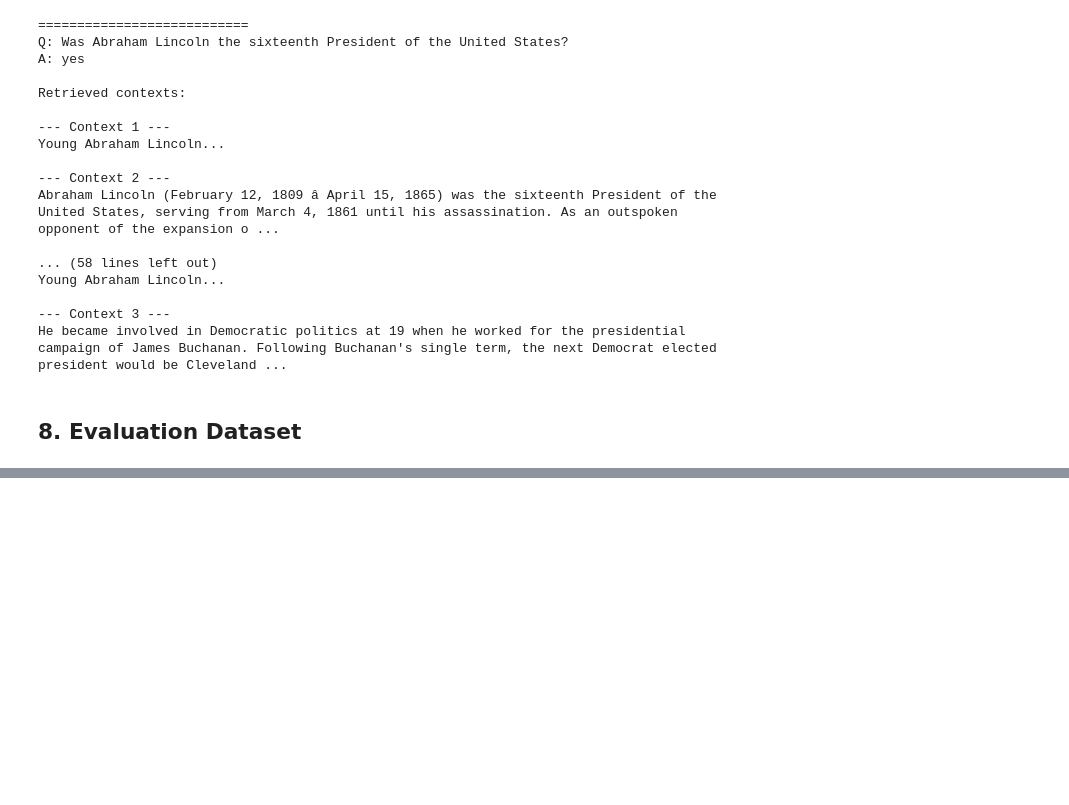
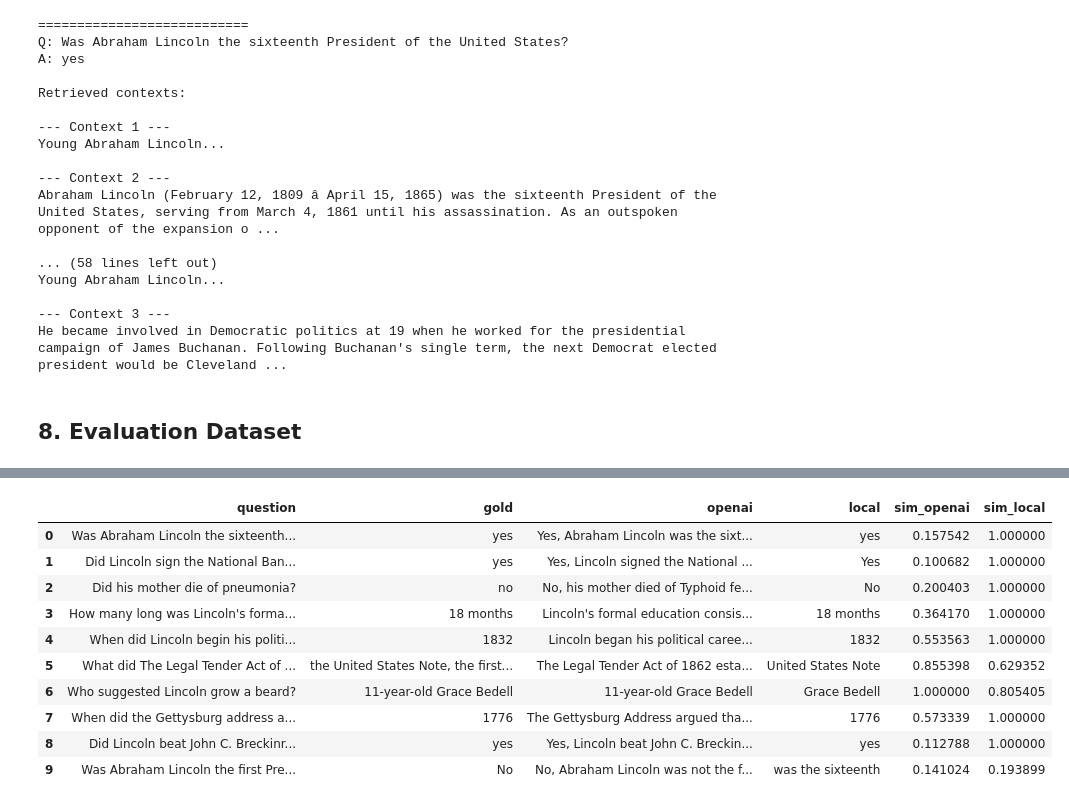
Before and after one commit to egozi/ai-rag-agents-course, a Jupyter notebook: meeting10-11/rag_demo_notebook.ipynb, the cells around one changed output, grey strips where cells are left out. Cells and saved outputs as stored; diff of their text form; code cells hidden in the pictures; blank space fills up the shorter version.

```diff
--- a/meeting10-11/rag_demo_notebook.ipynb
+++ b/meeting10-11/rag_demo_notebook.ipynb
@@ -105,6 +114,7 @@ context_block
 # %%
-query = 'Who was Albert Einstein?'
-contexts = retrieve(query, k=3)
+query = 'Was the sixteenth President of the United States Abraham Lincoln?'
+query = "Is the ball red?"
+contexts = retrieve(query, k=5)
 
 for i, text in enumerate(contexts):
     print(f'\n--- Context {i+1} ---\n{text[:300]}...')
@@ -221,6 +269,26 @@ from sklearn.metrics.pairwise import cosine_similarity
 def semantic_match(pred, target):
     emb1 = embed_model.encode([pred])
     emb2 = embed_model.encode([target])
-    return cosine_similarity(emb1, emb2)[0][0]
+    return float(cosine_similarity(emb1, emb2)[0][0])
 
-print(semantic_match('Einstein was a physicist', 'Einstein'))
+samples = qa.select(range(10))
+rows = []
+for s in samples:
+    q, gold = s['question'], s['answer']
+    contexts = retrieve(q, k=3)
+    a_oa = answer_with_openai(q, contexts)
+    a_loc = answer_with_local(q, contexts)
+    rows.append({
+        'question': q,
+        'gold': gold,
+        'openai': a_oa,
+        'local': a_loc,
+        'sim_openai': semantic_match(a_oa, gold),
+        'sim_local': semantic_match(a_loc, gold),
+    })
+
+results_df = pd.DataFrame(rows)
+print(results_df[['question', 'gold', 'openai', 'local', 'sim_openai', 'sim_local']].to_string(index=False))
+print('\nMean semantic similarity to gold answer:')
+print(f"  OpenAI ({OPENAI_MODEL}): {results_df['sim_openai'].mean():.3f}")
+print(f"  Local  ({LOCAL_MODEL}): {results_df['sim_local'].mean():.3f}")
@@ -226,0 +312,14 @@ print(semantic_match('Einstein was a physicist', 'Einstein'))
+# %%
+results_df
+# %% [output]
+|  | question | gold | openai | local | sim_openai | sim_local |
+| 0 | Was Abraham Lincoln the sixteenth... | yes | Yes, Abraham Lincoln was the sixt... | yes | 0.157542 | 1.000000 |
+| 1 | Did Lincoln sign the National Ban... | yes | Yes, Lincoln signed the National ... | Yes | 0.100682 | 1.000000 |
+| 2 | Did his mother die of pneumonia? | no | No, his mother died of Typhoid fe... | No | 0.200403 | 1.000000 |
+| 3 | How many long was Lincoln's forma... | 18 months | Lincoln's formal education consis... | 18 months | 0.364170 | 1.000000 |
+| 4 | When did Lincoln begin his politi... | 1832 | Lincoln began his political caree... | 1832 | 0.553563 | 1.000000 |
+| 5 | What did The Legal Tender Act of ... | the United States Note, the first... | The Legal Tender Act of 1862 esta... | United States Note | 0.855398 | 0.629352 |
+| 6 | Who suggested Lincoln grow a beard? | 11-year-old Grace Bedell | 11-year-old Grace Bedell | Grace Bedell | 1.000000 | 0.805405 |
+| 7 | When did the Gettysburg address a... | 1776 | The Gettysburg Address argued tha... | 1776 | 0.573339 | 1.000000 |
+| 8 | Did Lincoln beat John C. Breckinr... | yes | Yes, Lincoln beat John C. Breckin... | yes | 0.112788 | 1.000000 |
+| 9 | Was Abraham Lincoln the first Pre... | No | No, Abraham Lincoln was not the f... | was the sixteenth | 0.141024 | 0.193899 |
```
Also changed, not shown: parts of 12 cells of this notebook, 4 other files.
